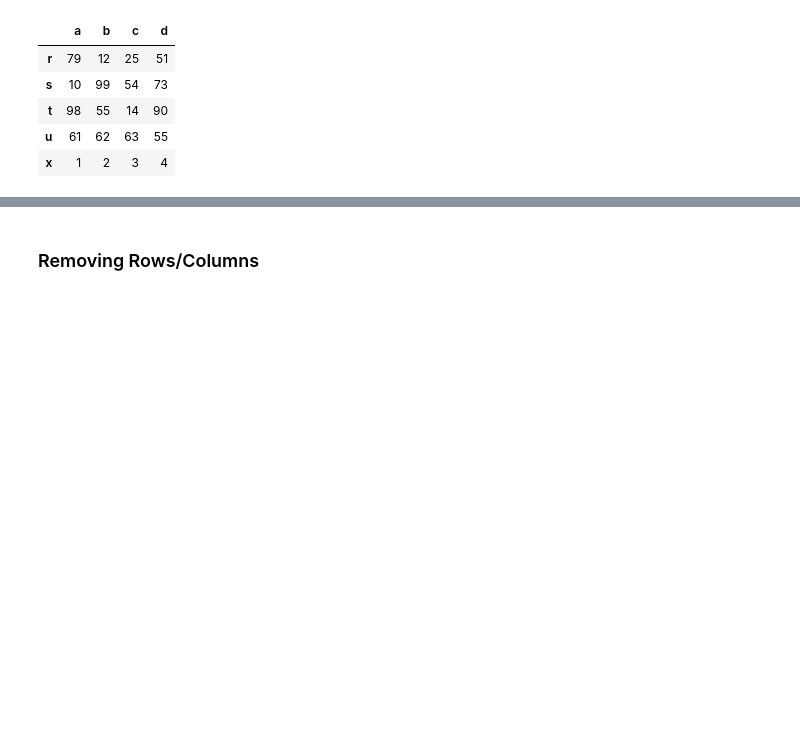
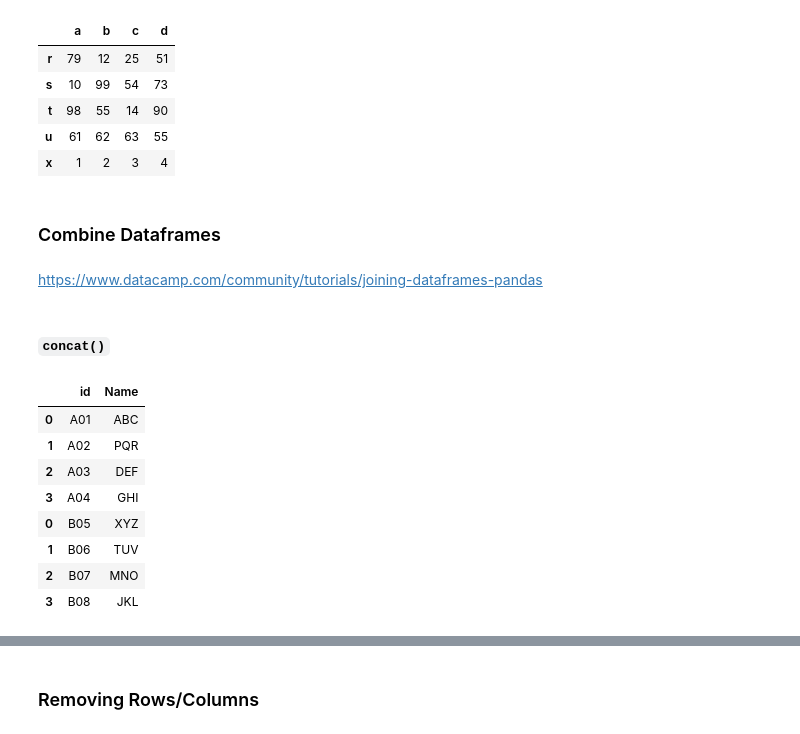
Before and after one commit to dev-SR/machine-learning, a Jupyter notebook: 01pandas/pandas.ipynb, the cells around one changed output, grey strips where cells are left out. Saved outputs shown, nothing was run; the diff lists cells and outputs as text; code cells hidden in the pictures; blank space fills up the shorter version.

```diff
--- a/01pandas/pandas.ipynb
+++ b/01pandas/pandas.ipynb
@@ -1431,3 +1431,26 @@ df.tail()
 | t | 98 | 55 | 14 | 90 |
 | u | 61 | 62 | 63 | 55 |
 | x | 1 | 2 | 3 | 4 |
+# %% [markdown]
+### Combine Dataframes
+# %% [markdown]
+[https://www.datacamp.com/community/tutorials/joining-dataframes-pandas](https://www.datacamp.com/community/tutorials/joining-dataframes-pandas)
+# %% [markdown]
+##### `concat()`
+# %%
+df1 = pd.DataFrame({'id': ['A01', 'A02', 'A03', 'A04'],
+                    'Name': ['ABC', 'PQR', 'DEF', 'GHI']})
+df2 = pd.DataFrame({'id': ['B05', 'B06', 'B07', 'B08'],
+                    'Name': ['XYZ', 'TUV', 'MNO', 'JKL']})
+frames = [df1, df2]
+pd.concat(frames)
+# %% [output]
+|  | id | Name |
+| 0 | A01 | ABC |
+| 1 | A02 | PQR |
+| 2 | A03 | DEF |
+| 3 | A04 | GHI |
+| 0 | B05 | XYZ |
+| 1 | B06 | TUV |
+| 2 | B07 | MNO |
+| 3 | B08 | JKL |
```
Also changed, not shown: parts of 41 cells of this notebook, 2 other files.
